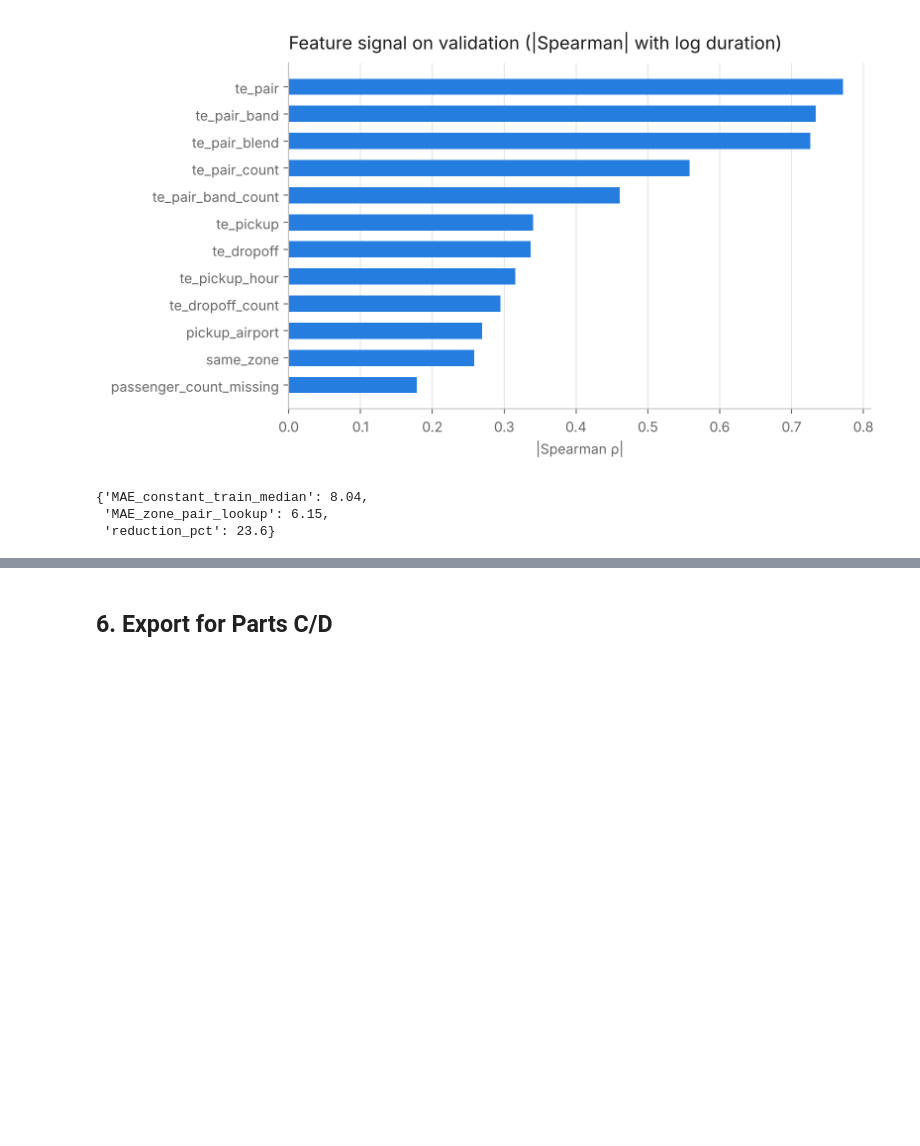
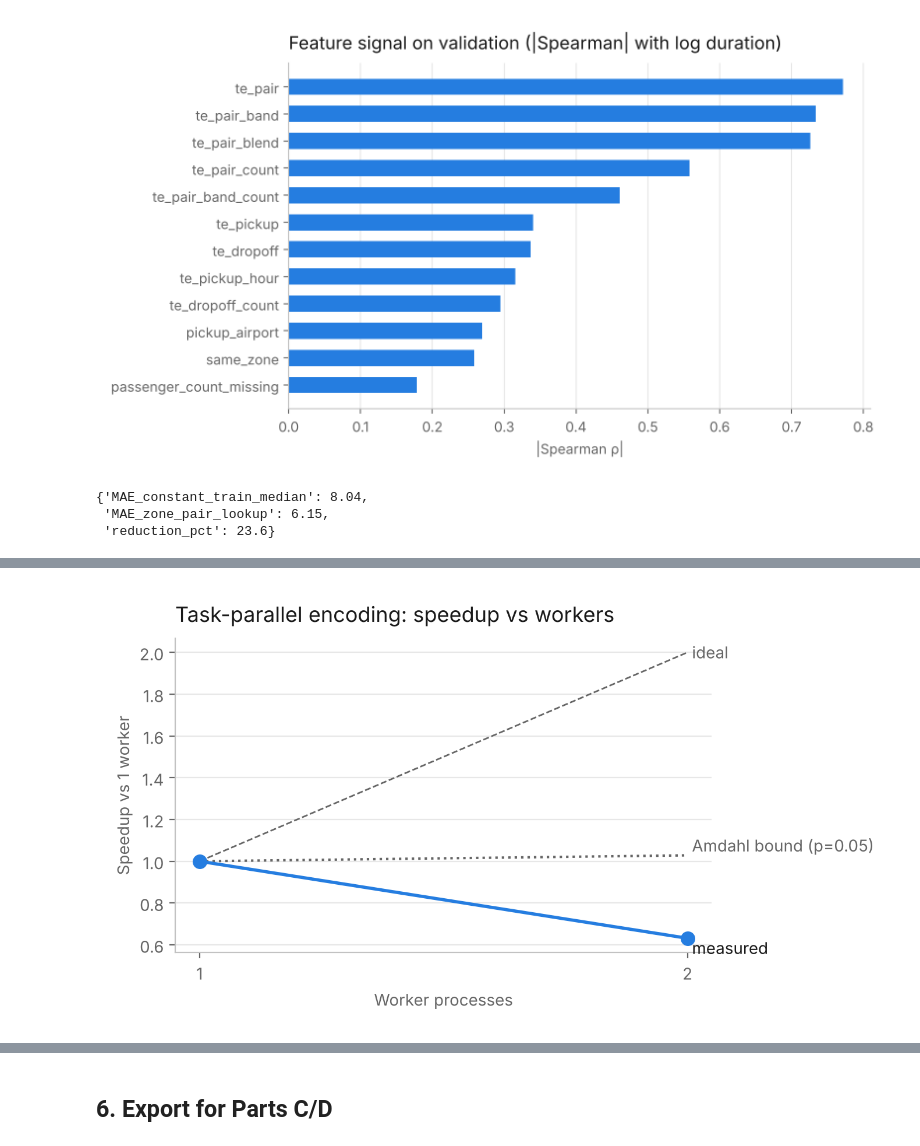
Before and after one commit to Nujs-0927/cs4207-coding-challenge, a Jupyter notebook: Group20_ETA_B/B_EDA_Features.ipynb, the cells around one changed output, grey strips where cells are left out. Cells and saved outputs as stored; diff of their text form; code cells hidden in the pictures; blank space fills up the shorter version.

```diff
--- a/Group20_ETA_B/B_EDA_Features.ipynb
+++ b/Group20_ETA_B/B_EDA_Features.ipynb
@@ -251,0 +240,16 @@ bench.round(3)
+# %%
+FeatureBuilder(n_jobs=1).fit_transform(Xtr, ytr)                    # warm-up
+runs = []
+for _ in range(3):
+    f = FeatureBuilder(n_jobs=1); f.fit_transform(Xtr, ytr); runs.append(f.phase_seconds_)
+phase = pd.DataFrame(runs).mean()
+p = phase['parallel_tasks'] / phase.sum()
+amdahl = bench[['workers', 'speedup']].copy()
+amdahl['amdahl_bound'] = 1 / ((1 - p) + p / amdahl['workers'])
+amdahl['overhead_vs_bound_pct'] = 100 * (amdahl['amdahl_bound'] / amdahl['speedup'] - 1)
+summary['amdahl'] = {'phase_seconds_1_worker': phase.round(4).to_dict(), 'parallel_fraction_p': round(float(p), 3),
+                     'max_speedup_infinite_workers': round(float(1 / (1 - p)), 2),
+                     'table': amdahl.round(3).to_dict('records')}
+print(f'parallel fraction p = {p:.3f}  ->  maximum possible speedup = {1/(1-p):.2f}x even with infinite workers')
+display(phase.rename('seconds (1 worker, mean of 3)').round(4).to_frame())
+amdahl.round(3)
@@ -251,0 +265,14 @@ bench.round(3)
+# %%
+fig, ax = plt.subplots(figsize=(6.8, 3.8))
+ax.plot(bench['workers'], bench['workers'], color=INK2, linewidth=1, linestyle='--')
+ax.plot(amdahl['workers'], amdahl['amdahl_bound'], color=INK2, linewidth=1.5, linestyle=':')
+ax.plot(bench['workers'], bench['speedup'], color=BLUE, linewidth=2, marker='o', markersize=8)
+x = bench['workers'].iloc[-1]
+ax.text(x, x, ' ideal', color=INK2, va='center')
+ax.text(x, amdahl['amdahl_bound'].iloc[-1], f' Amdahl bound (p={p:.2f})', color=INK2, va='bottom')
+ax.text(x, bench['speedup'].iloc[-1], ' measured', color=INK, va='top')
+ax.set_xticks(bench['workers'])
+style(ax, 'Task-parallel encoding: speedup vs workers', 'Worker processes', 'Speedup vs 1 worker')
+save(fig, 'B_feature_speedup')
+# %% [output]
+[figure, added]
```
Also changed, not shown: parts of 19 cells of this notebook, 16 other files.
